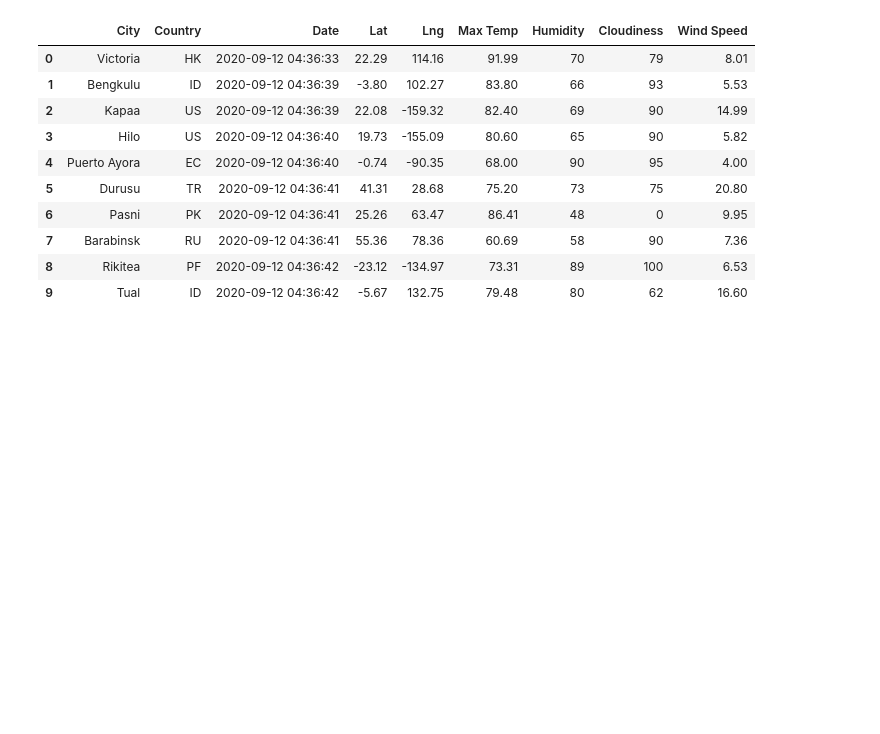
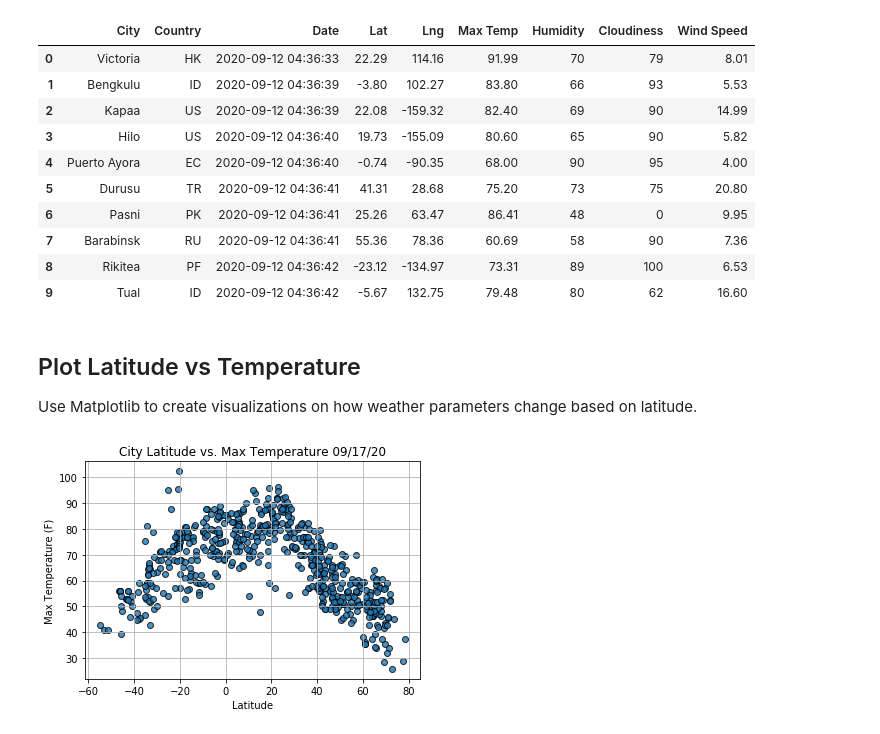
Before and after one commit to xher95/World_Weather_Analysis, a Jupyter notebook: WeatherPy.ipynb, the cells around one changed output. Cells and saved outputs as stored; diff of their text form; code cells hidden in the pictures; blank space fills up the shorter version.

Commit message:
Scatter Plots

```diff
--- a/WeatherPy.ipynb
+++ b/WeatherPy.ipynb
@@ -147,7 +150,8 @@ city_data_df.head(10)
 | 9 | Tual | -5.67 | 132.75 | 79.48 | 80 | 62 | 16.60 | ID | 2020-09-12 04:36:42 |
 # %%
 # Reorder columns in DataFrame.
-city_data_df = city_data_df[["City", "Country", "Date", "Lat", "Lng", "Max Temp", "Humidity", "Cloudiness", "Wind Speed"]]
+column_reorder = ["City", "Country", "Date", "Lat", "Lng", "Max Temp", "Humidity", "Cloudiness", "Wind Speed"]
+city_data_df = city_data_df[column_reorder]
 city_data_df.head(10)
 # %% [output]
 |  | City | Country | Date | Lat | Lng | Max Temp | Humidity | Cloudiness | Wind Speed |
@@ -166,3 +170,33 @@ city_data_df.head(10)
 output_data_file = "weather_data/cities.csv"
 # Export the City_Data into a CSV.
 city_data_df.to_csv(output_data_file, index_label="City_ID")
+# %% [markdown]
+## Plot Latitude vs Temperature
+Use Matplotlib to create visualizations on how weather parameters change based on latitude.
+# %%
+# Extract relevant fields from the DataFrame for plotting.
+lats = city_data_df["Lat"]
+max_temps = city_data_df["Max Temp"]
+humidity = city_data_df["Humidity"]
+cloudiness = city_data_df["Cloudiness"]
+wind_speed = city_data_df["Wind Speed"]
+# %%
+# Build the scatter plot for latitude vs. temperature.
+plt.scatter(lats,
+           max_temps,
+           edgecolor="black", linewidths=1, marker="o",
+           alpha=0.8, label="Cities")
+
+# Incorporate the other graph properties.
+plt.title(f"City Latitude vs. Max Temperature "+ time.strftime("%x"))
+plt.ylabel("Max Temperature (F)")
+plt.xlabel("Latitude")
+plt.grid(True)
+
+# Save the figure.
+plt.savefig("weather_data/Fig1.png")
+
+# Show plot.
+plt.show()
+# %% [output]
+[figure, added]
```
Also changed, not shown: parts of 7 cells of this notebook.
